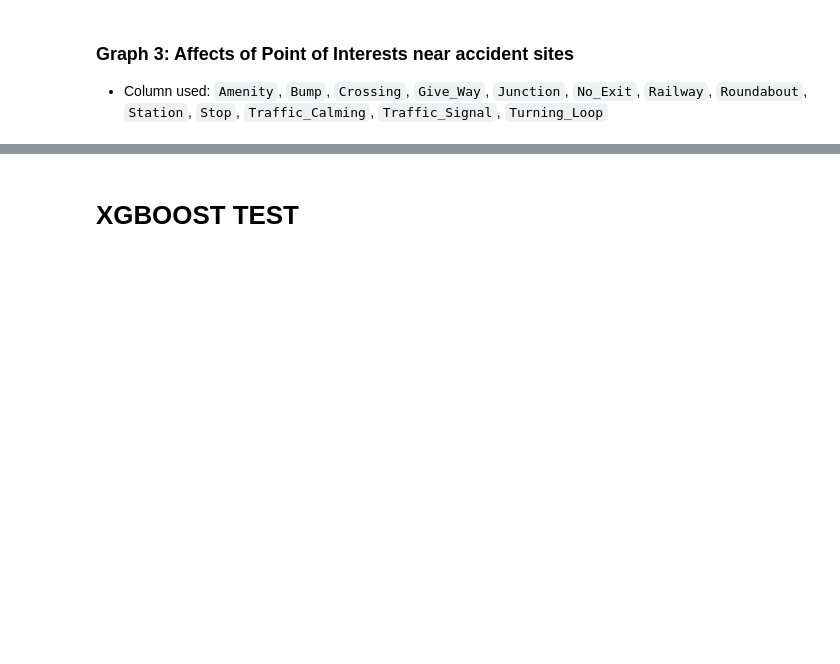
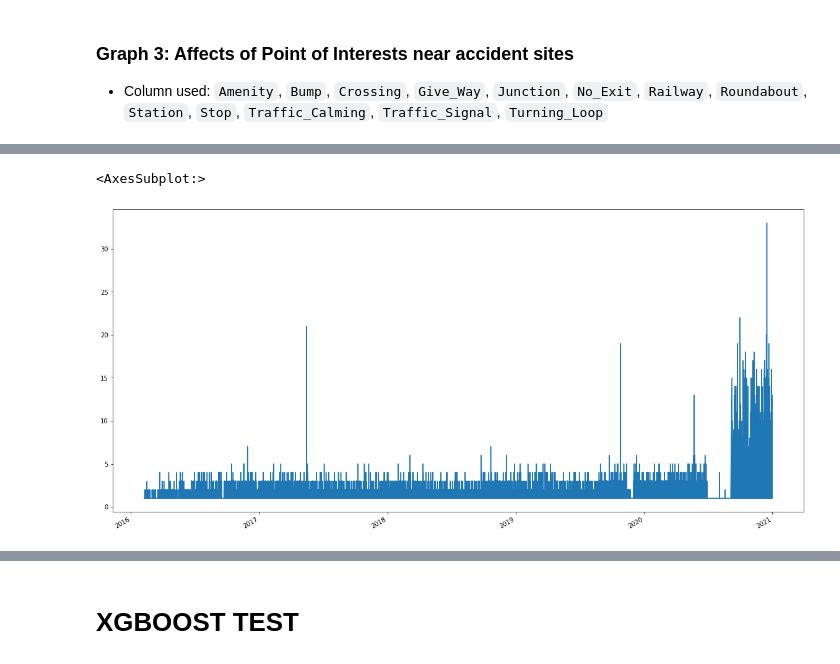
Before and after one commit to s3818311/PDS, a Jupyter notebook: main.ipynb, the cells around one changed output, grey strips where cells are left out. Drawn from its saved outputs; the diff is of its cells as text; code cells hidden in the pictures; blank space fills up the shorter version.

```diff
--- a/main.ipynb
+++ b/main.ipynb
@@ -1878,2 +1842,7 @@ ax
+# %%
+train_df["Start_Time"].apply(lambda x : dt.datetime.fromtimestamp(x)).value_counts().sort_index().plot(figsize=(20, 10))
+# %% [output]
+<AxesSubplot:>
+[figure, added]
 # %%
 graph3_df.apply(lambda x : x.value_counts()).T.sort_values(by=True, ascending=False)
```
Also changed, not shown: parts of 17 cells of this notebook, 7 other files.
